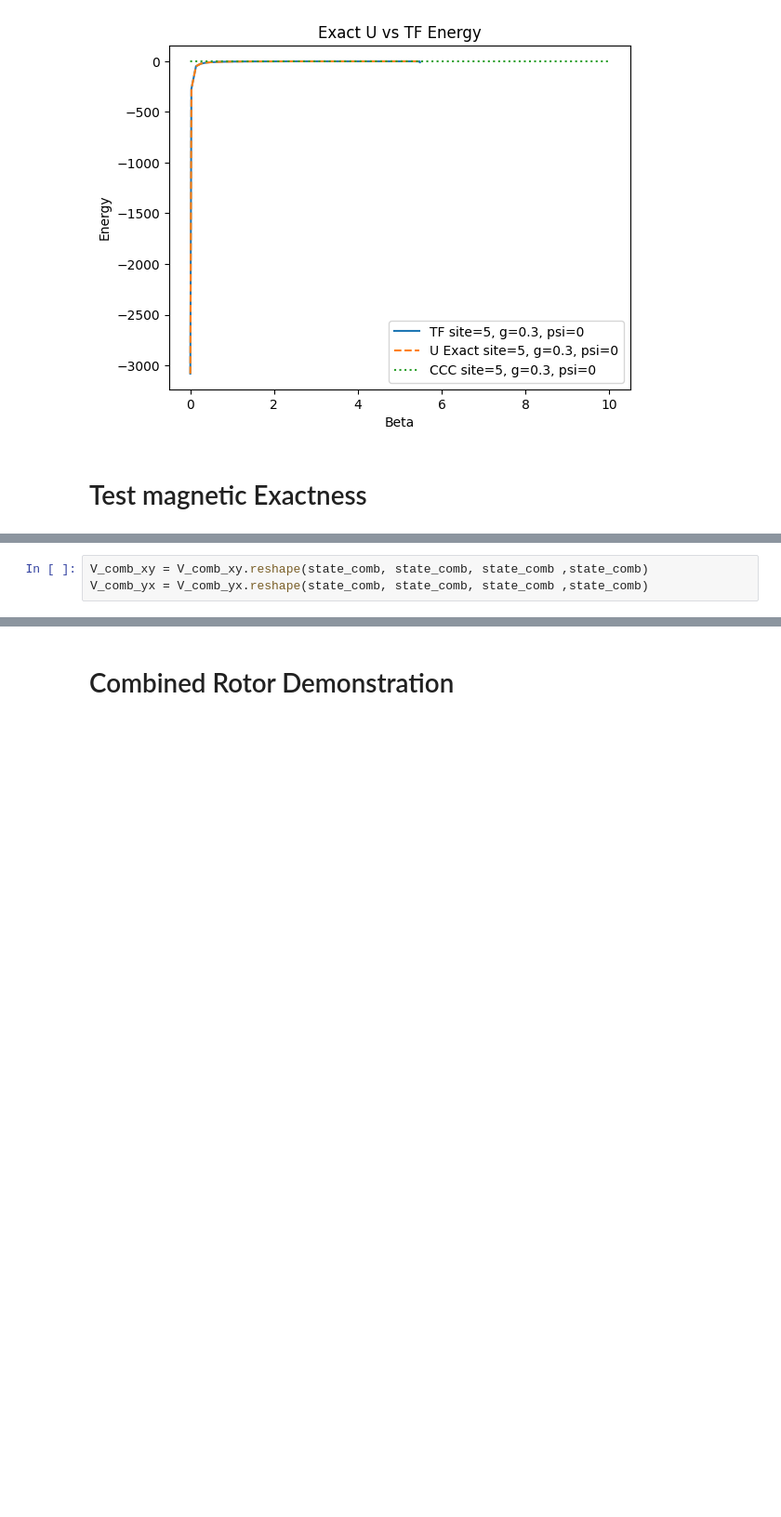
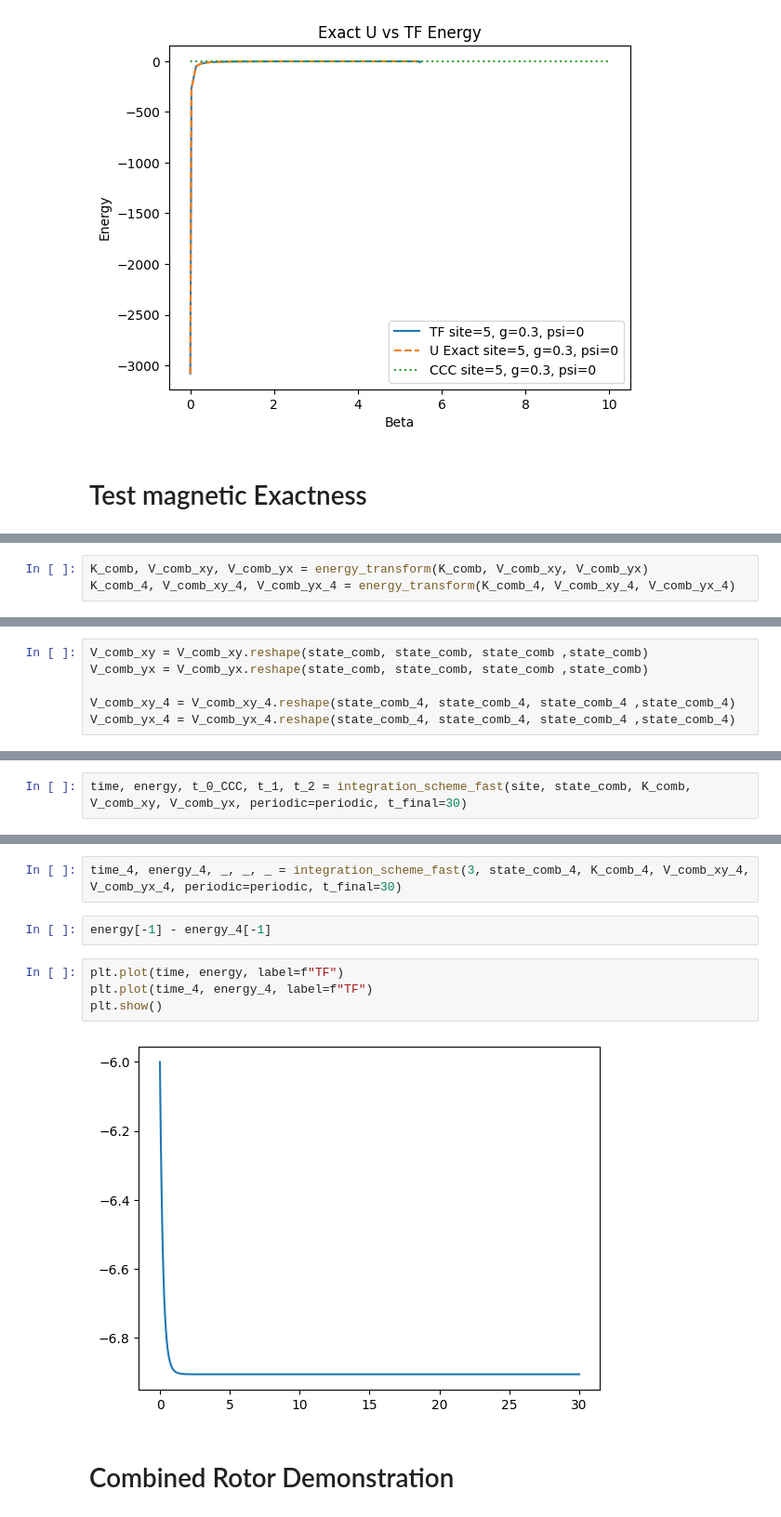
Before and after one commit to Gilfrim/Computational-Analysis-of-Many-Rotor-Systems, a Jupyter notebook: script_examples/script_examples_2.ipynb, the cells around one changed output, grey strips where cells are left out. Shown at 93% size. Cells and saved outputs as stored; diff of their text form; blank space fills up the shorter version.

```diff
--- a/script_examples/script_examples_2.ipynb
+++ b/script_examples/script_examples_2.ipynb
@@ -496,0 +547,3 @@ H_comb = hamiltonian_dense(site, K_comb, V_comb_xy, V_comb_yx, periodic)
+# %%
+K_comb, V_comb_xy, V_comb_yx = energy_transform(K_comb, V_comb_xy, V_comb_yx)
+K_comb_4, V_comb_xy_4, V_comb_yx_4 = energy_transform(K_comb_4, V_comb_xy_4, V_comb_yx_4)
@@ -497,3 +553,6 @@ H_comb = hamiltonian_dense(site, K_comb, V_comb_xy, V_comb_yx, periodic)
 # %%
 V_comb_xy = V_comb_xy.reshape(state_comb, state_comb, state_comb ,state_comb)
 V_comb_yx = V_comb_yx.reshape(state_comb, state_comb, state_comb ,state_comb)
+
+V_comb_xy_4 = V_comb_xy_4.reshape(state_comb_4, state_comb_4, state_comb_4 ,state_comb_4)
+V_comb_yx_4 = V_comb_yx_4.reshape(state_comb_4, state_comb_4, state_comb_4 ,state_comb_4)
@@ -516,0 +559,2 @@ print(np.max(np.abs(R_2_e)))
+# %%
+time, energy, t_0_CCC, t_1, t_2 = integration_scheme_fast(site, state_comb, K_comb, V_comb_xy, V_comb_yx, periodic=periodic, t_final=30)
@@ -517,3 +576,13 @@ print(np.max(np.abs(R_2_e)))
+# %%
+time_4, energy_4, _, _, _ = integration_scheme_fast(3, state_comb_4, K_comb_4, V_comb_xy_4, V_comb_yx_4, periodic=periodic, t_final=30)
+# %%
+energy[-1] - energy_4[-1]
+# %%
+plt.plot(time, energy, label=f"TF")
+plt.plot(time_4, energy_4, label=f"TF")
+plt.show()
+# %% [output]
+[figure, added]
 # %% [markdown]
 # Combined Rotor Demonstration
 # %%
```
Also changed, not shown: parts of 33 cells of this notebook, 7 other files.
